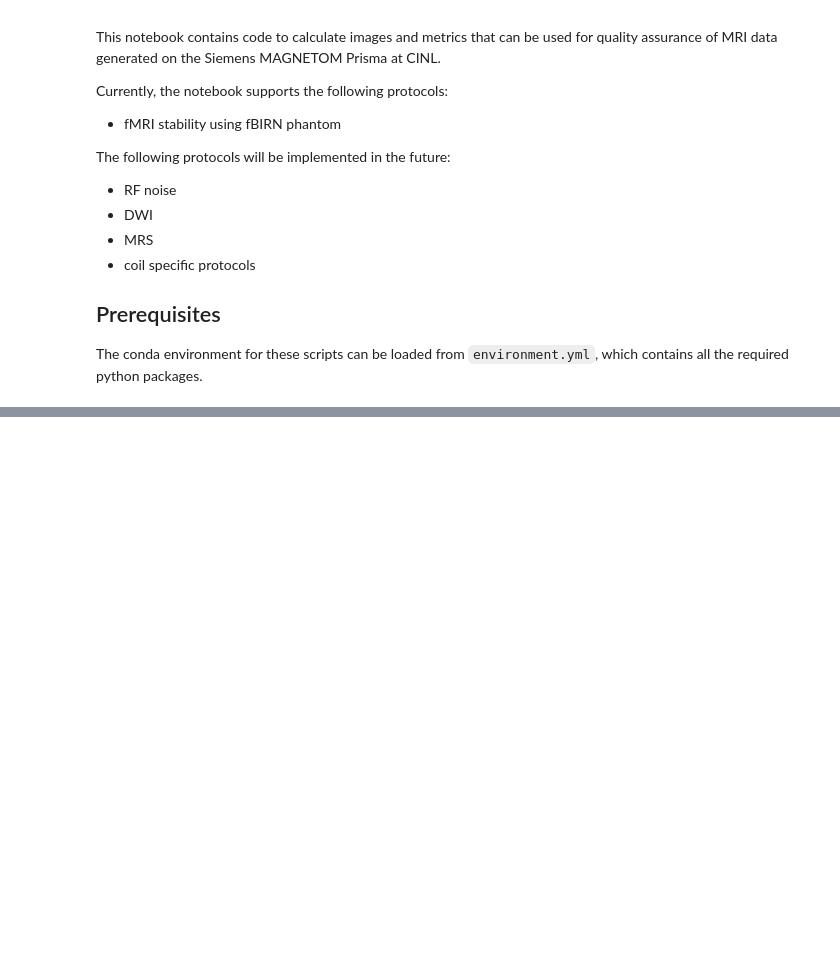
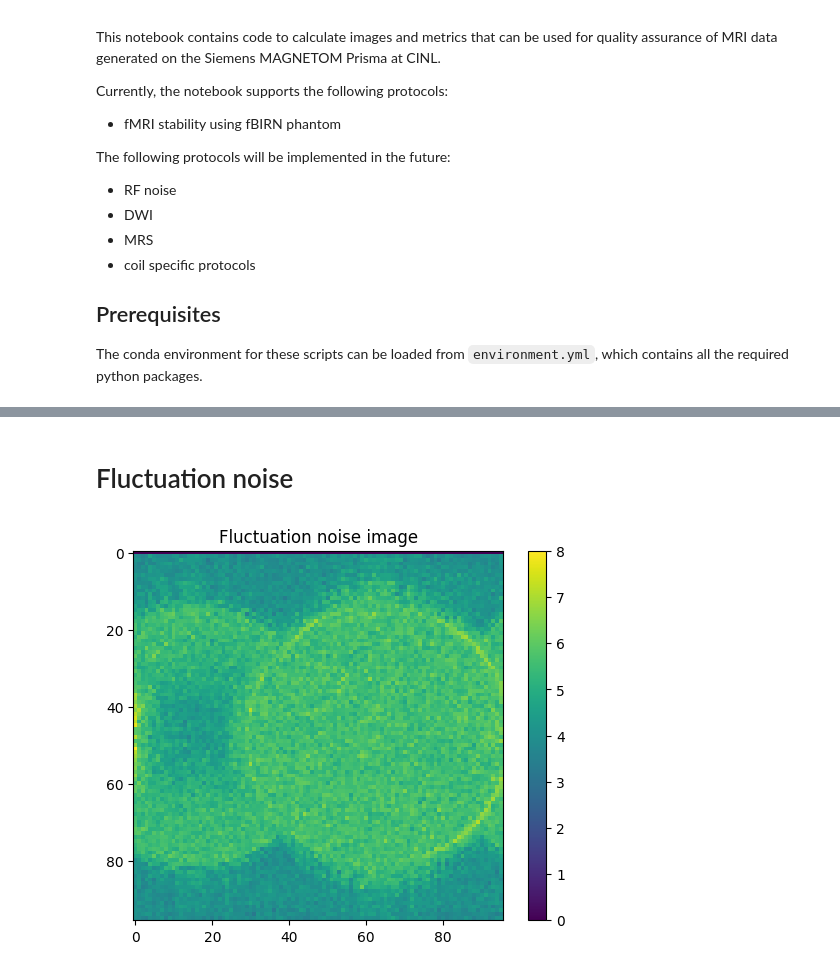
Before and after one commit to UAB-CINL/qa, a Jupyter notebook: prisma_qa.ipynb, the cells around one changed output, grey strips where cells are left out. Drawn from its saved outputs; the diff is of its cells as text; code cells hidden in the pictures; blank space fills up the shorter version.

```diff
--- a/prisma_qa.ipynb
+++ b/prisma_qa.ipynb
@@ -200,0 +82,50 @@ Signal = 1165.297265625
+# %% [markdown]
+# Fluctuation noise
+# %%
+# Initialize an array to store the standard deviation of residuals
+fluctuation_noise_img = np.zeros((x_dim, y_dim))
+
+# Loop through each voxel
+for i in range(x_dim):
+    for j in range(y_dim):
+            # Extract the time-series for the current voxel
+            time_series = fates_data[i, j, roi_z, :]
+
+            # Fit a second-order polynomial
+            time_points = np.arange(t_dim)
+            coefficients = np.polyfit(time_points, time_series, 2)
+            polynomial = np.poly1d(coefficients)
+
+            # Calculate the residuals (original - fitted)
+            fitted_values = polynomial(time_points)
+            residuals = time_series - fitted_values
+
+            # Calculate the standard deviation of the residuals
+            fluctuation_noise_img[i, j] = np.std(residuals)
+
+# TODO vectorize code for timely 3d calculation
+""" # prepare time points (0, 1, ... , T-1)
+time_points = np.arange(t_dim)
+# generate design matrix for 2nd-order polynomial
+# columns for powers x^2, x^1, x^0
+X = np.vstack([time_points**2, time_points, np.ones(t_dim)]).T
+# reshape data for batch processing
+data_transposed = np.transpose(fates_data, (3, 0, 1, 2))
+data_reshaped = np.reshape(fates_data, (t_dim, -1))
+# perform least squares fit
+coefficients, _, _, _ = np.linalg.lstsq(X, data_reshaped, rcond=None)
+# calculate fitted values from coefficients
+fitted_values = X @ coefficients
+# compute residuals
+residuals = data_reshaped - fitted_values
+# calculate standard deviation of residuals along time axis
+residuals_std = np.std(residuals, axis=0)
+# reshape to original spatial dimensions
+fluct_noise_img = np.reshape(residuals_std, (x_dim, y_dim, z_dim)) """
+
+plt.imshow(fluctuation_noise_img)
+plt.title('Fluctuation noise image')
+plt.colorbar()
+plt.show()
+# %% [output]
+[figure, added]
```
Also changed, not shown: parts of 20 cells of this notebook, 1 other file.
